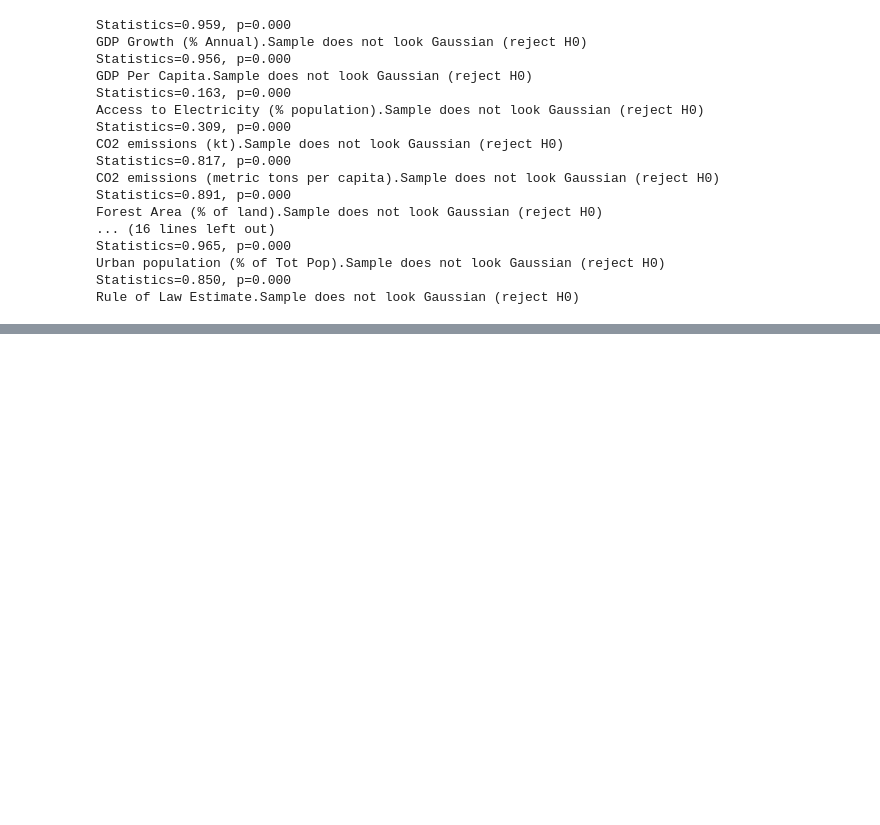
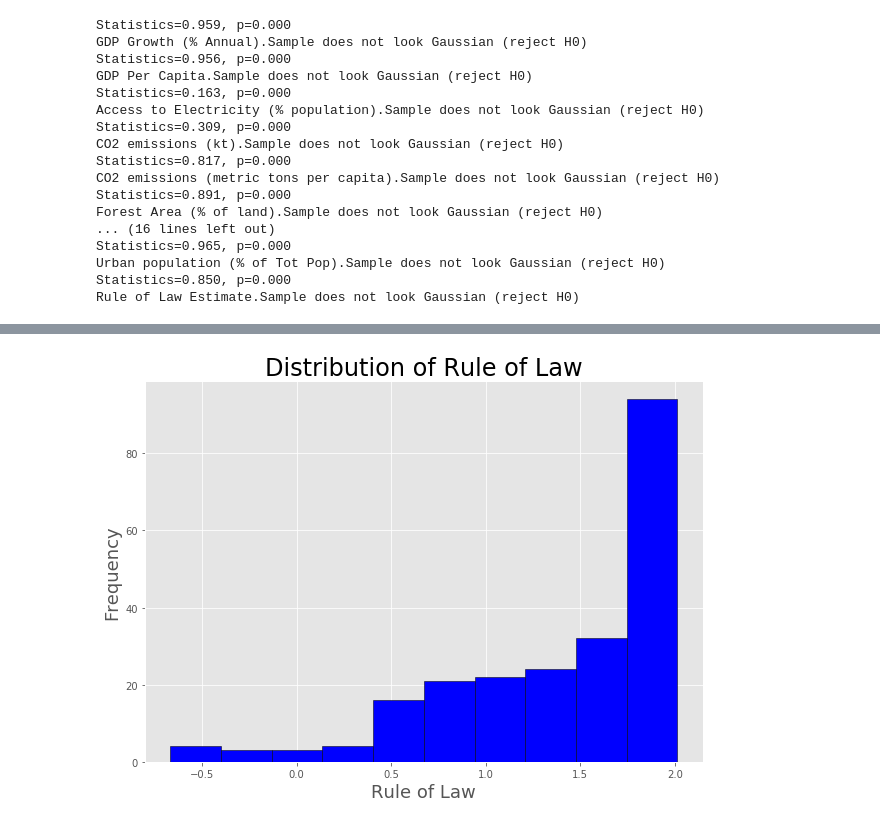
Before and after one commit to FedericoMRenaud/Proyect-One, a Jupyter notebook: All_data_frames/Merging_2002-2018.ipynb, the cells around one changed output, grey strips where cells are left out. Cells and saved outputs as stored; diff of their text form; code cells hidden in the pictures; blank space fills up the shorter version.

```diff
--- a/All_data_frames/Merging_2002-2018.ipynb
+++ b/All_data_frames/Merging_2002-2018.ipynb
@@ -778,0 +597,17 @@ Rule of Law Estimate.Sample does not look Gaussian (reject H0)
+# %%
+plt.style.use("ggplot")
+
+oecd_df = oecd_df.dropna()
+# Histogram
+oecd_df.rol.plot(kind='hist',color='blue',edgecolor='black',figsize=(10,7))
+plt.title('Distribution of Rule of Law', size=24)
+plt.xlabel('Rule of Law', size=18)
+plt.ylabel('Frequency', size=18)
+
+# Save the Figure
+plt.savefig("histogram_rol.png")
+
+# Show the Figure
+plt.show()
+# %% [output]
+[figure, added]
```
Also changed, not shown: parts of 26 cells of this notebook, 5 other files.
